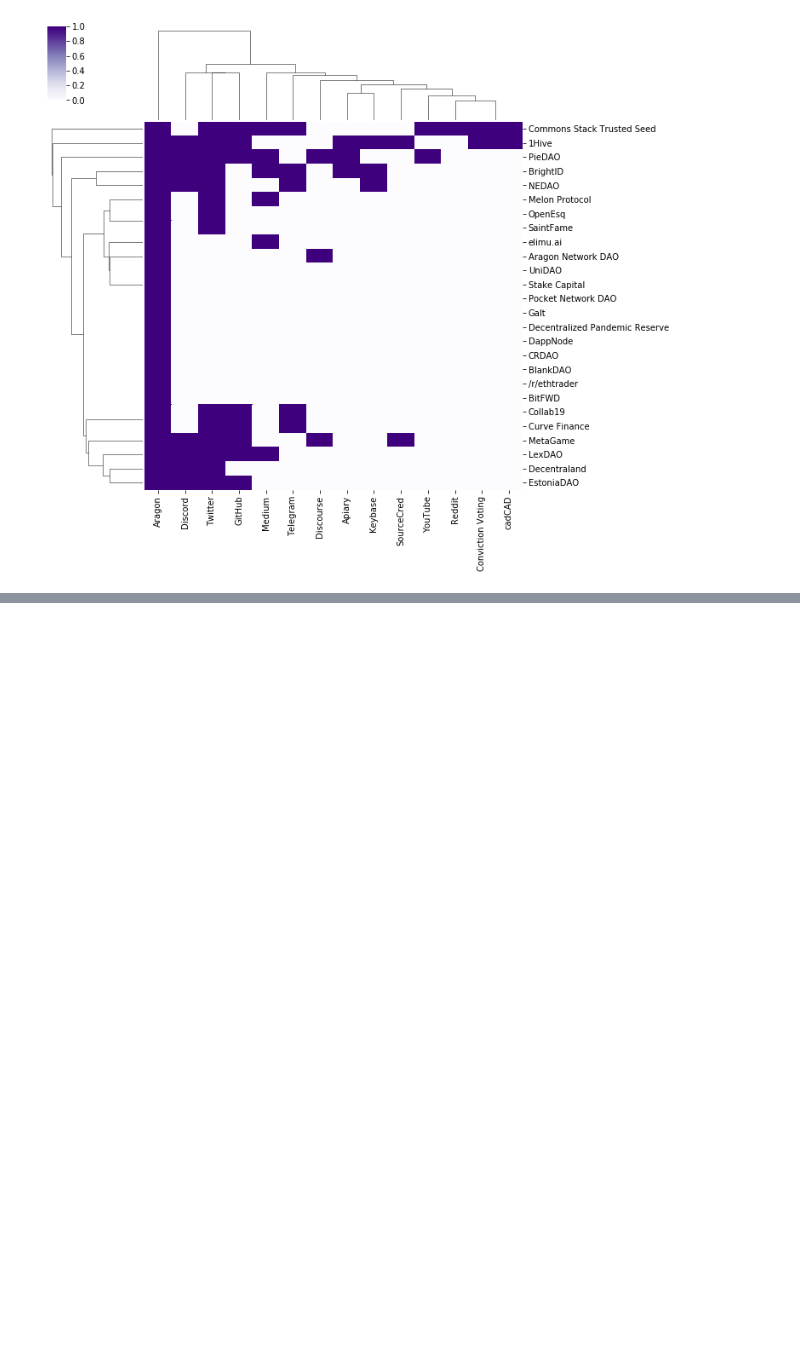
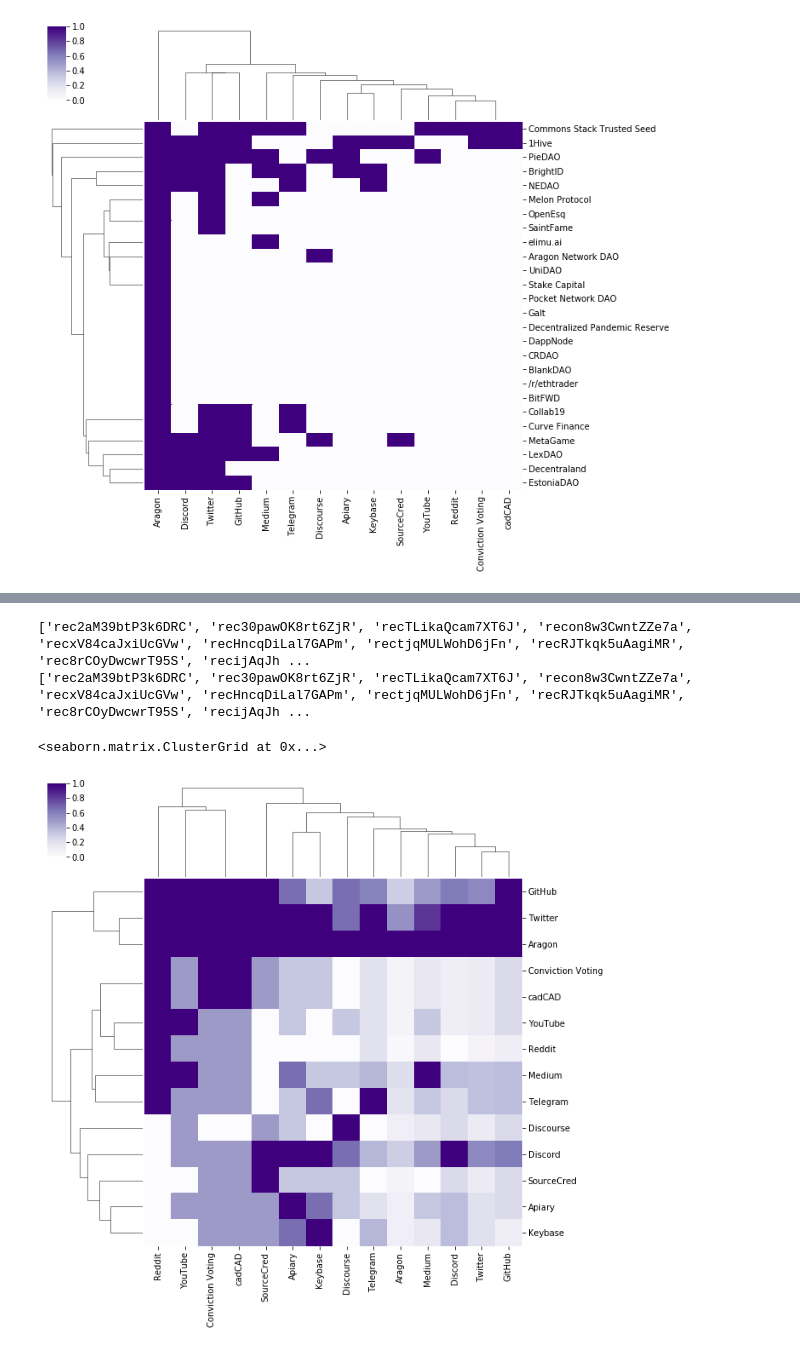
Before and after one commit to metagov/govbase, a Jupyter notebook: airtableToNetworkx.ipynb, the cells around one changed output, grey strips where cells are left out. Saved outputs shown, nothing was run; the diff lists cells and outputs as text; code cells hidden in the pictures; blank space fills up the shorter version.

```diff
--- a/airtableToNetworkx.ipynb
+++ b/airtableToNetworkx.ipynb
@@ -374,0 +402,11 @@ sns.clustermap(data=data_df, cmap = 'Purples')
+# %%
+tool_data = np.matmul(data.T,data)/np.sum(data, axis=0)
+
+
+tool_data_df = pd.DataFrame(tool_data, index = getnames(co_use), columns=getnames(co_use) )
+sns.clustermap(data=tool_data_df, cmap = 'Purples')
+# %% [output]
+['rec2aM39btP3k6DRC', 'rec30pawOK8rt6ZjR', 'recTLikaQcam7XT6J', 'recon8w3CwntZZe7a', 'recxV84caJxiUcGVw', 'recHncqDiLal7GAPm', 'rectjqMULWohD6jFn', 'recRJTkqk5uAagiMR', 'rec8rCOyDwcwrT95S', 'recijAqJh ...
+['rec2aM39btP3k6DRC', 'rec30pawOK8rt6ZjR', 'recTLikaQcam7XT6J', 'recon8w3CwntZZe7a', 'recxV84caJxiUcGVw', 'recHncqDiLal7GAPm', 'rectjqMULWohD6jFn', 'recRJTkqk5uAagiMR', 'rec8rCOyDwcwrT95S', 'recijAqJh ...
+<seaborn.matrix.ClusterGrid at 0x...>
+[figure, added]
```
Also changed, not shown: parts of 1 cell of this notebook, 1 other file.
